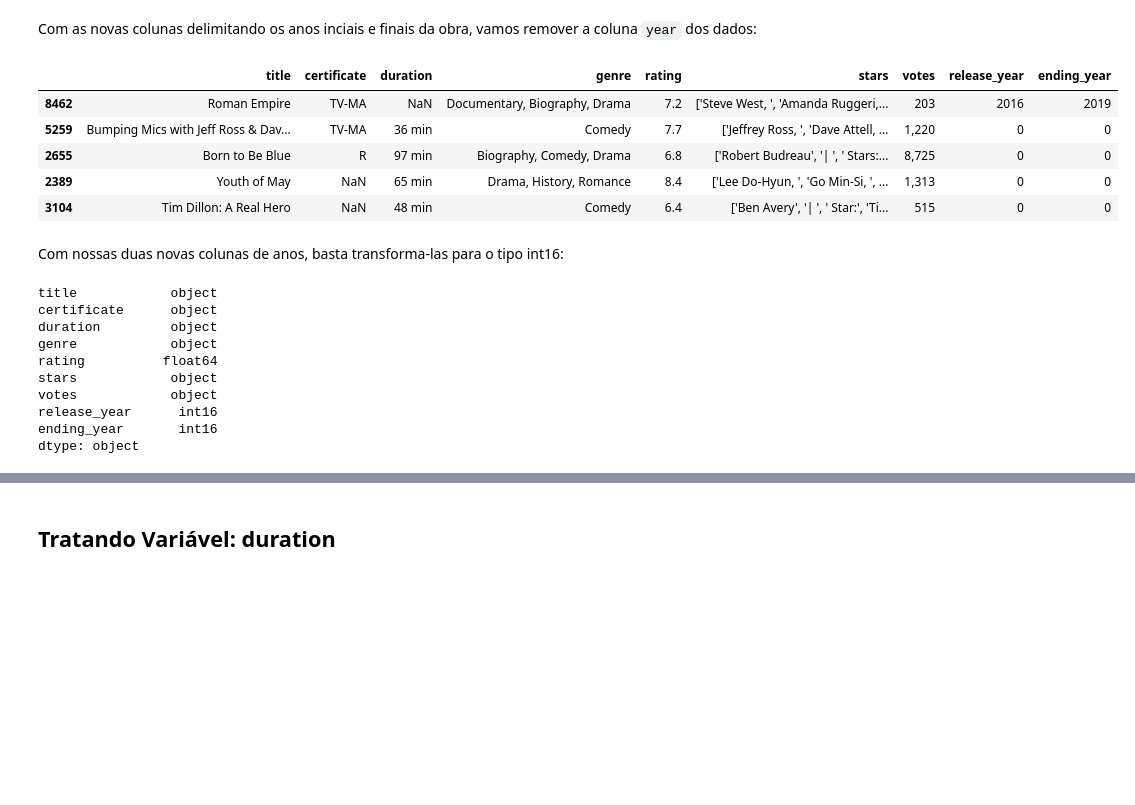
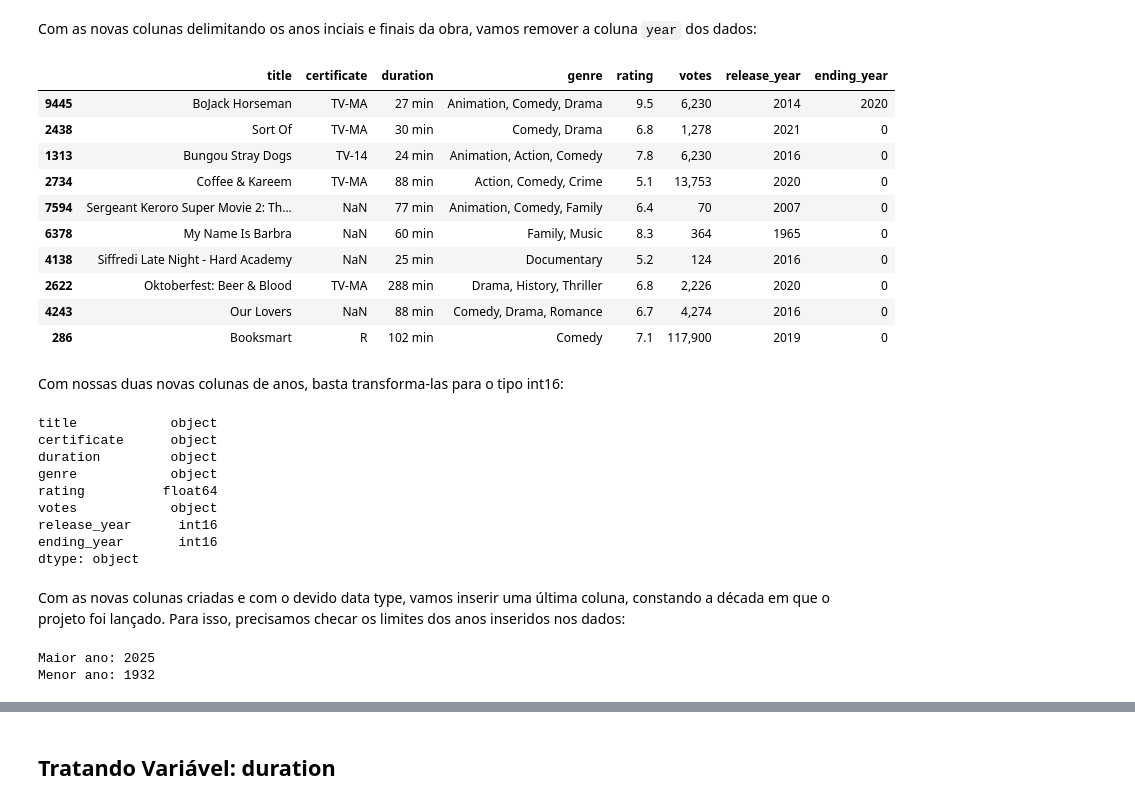
Before and after one commit to JoSEPHDev2022/netflix_movies_analise, a Jupyter notebook: analise.ipynb, the cells around one changed output, grey strips where cells are left out. Drawn from its saved outputs; the diff is of its cells as text; code cells hidden in the pictures; blank space fills up the shorter version.

```diff
--- a/analise.ipynb
+++ b/analise.ipynb
@@ -278,5 +279,5 @@ Como primeira modificação básica, vamos excluir a coluna `description`:
 # %%
-data_clean = data_clean.drop('description', axis=1)
+data_clean = data_clean.drop(['description', 'stars'], axis=1)
 # %% [markdown]
 ## **Tratando Variável: year**
 # %% [markdown]
@@ -324,12 +325,14 @@ def separate_start_finish_years(data: pd.DataFrame) -> pd.DataFrame:
     data['release_year'] = data['year'].apply(
         lambda start_year:
             str(start_year)[:4] if len(str(start_year)) == 8 else
+            str(start_year) if len(str(start_year)) == 4 else
             0
         )
 
     data['ending_year'] = data['year'].apply(
         lambda end_year:
             str(end_year)[-4:] if len(str(end_year)) == 8 else
+            0 if len(str(end_year)) == 4 else
             0
         )
 
@@ -352,16 +360,21 @@ Com as novas colunas delimitando os anos inciais e finais da obra, vamos remover
 # %%
 # Removendo coluna year:
 data_clean = data_clean.drop('year', axis=1)
 
 # Checando dados:
-data_clean.sample(5)
+data_clean.sample(10)
 # %% [output]
-|  | title | certificate | duration | genre | rating | stars | votes | release_year | ending_year |
-| 8462 | Roman Empire | TV-MA | NaN | Documentary, Biography, Drama | 7.2 | ['Steve West, ', 'Amanda Ruggeri,... | 203 | 2016 | 2019 |
-| 5259 | Bumping Mics with Jeff Ross & Dav... | TV-MA | 36 min | Comedy | 7.7 | ['Jeffrey Ross, ', 'Dave Attell, ... | 1,220 | 0 | 0 |
-| 2655 | Born to Be Blue | R | 97 min | Biography, Comedy, Drama | 6.8 | ['Robert Budreau', '| ', ' Stars:... | 8,725 | 0 | 0 |
-| 2389 | Youth of May | NaN | 65 min | Drama, History, Romance | 8.4 | ['Lee Do-Hyun, ', 'Go Min-Si, ', ... | 1,313 | 0 | 0 |
-| 3104 | Tim Dillon: A Real Hero | NaN | 48 min | Comedy | 6.4 | ['Ben Avery', '| ', ' Star:', 'Ti... | 515 | 0 | 0 |
+|  | title | certificate | duration | genre | rating | votes | release_year | ending_year |
+| 9445 | BoJack Horseman | TV-MA | 27 min | Animation, Comedy, Drama | 9.5 | 6,230 | 2014 | 2020 |
+| 2438 | Sort Of | TV-MA | 30 min | Comedy, Drama | 6.8 | 1,278 | 2021 | 0 |
+| 1313 | Bungou Stray Dogs | TV-14 | 24 min | Animation, Action, Comedy | 7.8 | 6,230 | 2016 | 0 |
+| 2734 | Coffee & Kareem | TV-MA | 88 min | Action, Comedy, Crime | 5.1 | 13,753 | 2020 | 0 |
+| 7594 | Sergeant Keroro Super Movie 2: Th... | NaN | 77 min | Animation, Comedy, Family | 6.4 | 70 | 2007 | 0 |
+| 6378 | My Name Is Barbra | NaN | 60 min | Family, Music | 8.3 | 364 | 1965 | 0 |
+| 4138 | Siffredi Late Night - Hard Academy | NaN | 25 min | Documentary | 5.2 | 124 | 2016 | 0 |
+| 2622 | Oktoberfest: Beer & Blood | TV-MA | 288 min | Drama, History, Thriller | 6.8 | 2,226 | 2020 | 0 |
+| 4243 | Our Lovers | NaN | 88 min | Comedy, Drama, Romance | 6.7 | 4,274 | 2016 | 0 |
+| 286 | Booksmart | R | 102 min | Comedy | 7.1 | 117,900 | 2019 | 0 |
 # %% [markdown]
 Com nossas duas novas colunas de anos, basta transforma-las para o tipo int16:
 # %%
@@ -379,8 +392,9 @@ certificate      object
 duration         object
 genre            object
 rating          float64
-stars            object
 votes            object
 release_year      int16
 ending_year       int16
 dtype: object
+# %% [markdown]
+Com as novas colunas criadas e com o devido data type, vamos inserir uma última coluna, constando a década em que o projeto foi lançado. Para isso, precisamos checar os limites dos anos inseridos nos dados:
@@ -386,0 +404,7 @@ dtype: object
+# %%
+# Checando limites nos anos:
+print(f'Maior ano: {range_years.max()}')
+print(f'Menor ano: {range_years.min()}')
+# %% [output]
+Maior ano: 2025
+Menor ano: 1932
```
Also changed, not shown: parts of 76 cells of this notebook.
